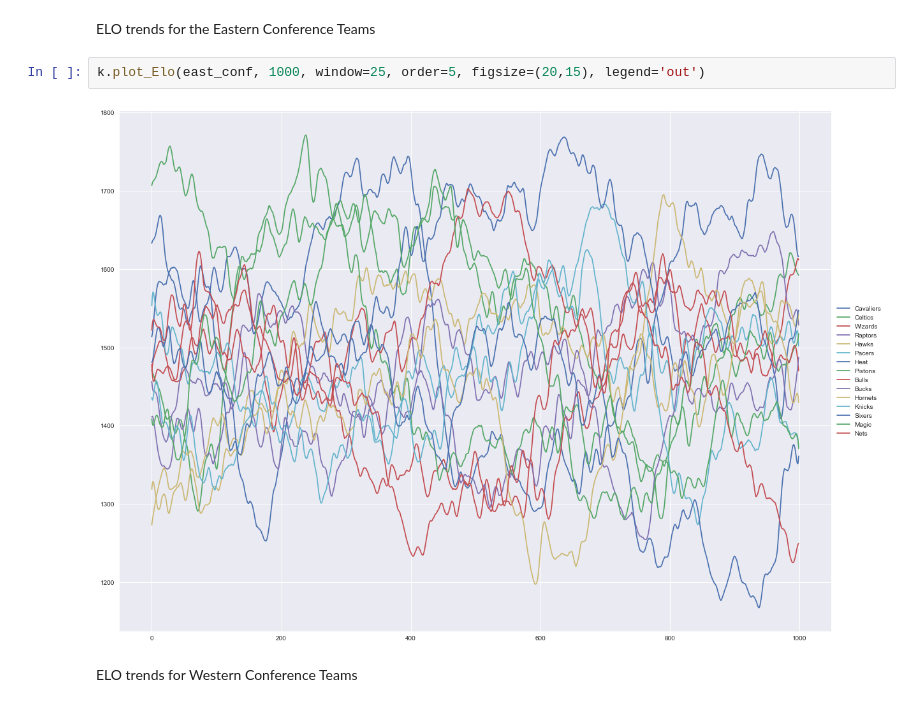
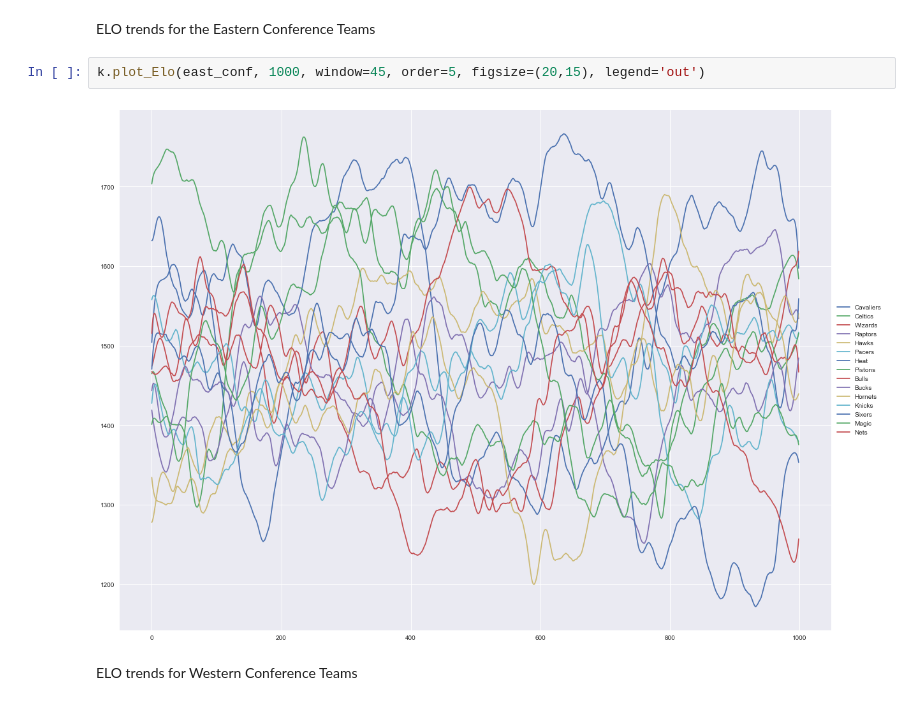
Before and after one commit to a-morr/nbacme, a Jupyter notebook: Visualizations.ipynb, the cells around one changed output. Drawn from its saved outputs; the diff is of its cells as text.

```diff
--- a/Visualizations.ipynb
+++ b/Visualizations.ipynb
@@ -68,9 +70,9 @@ k.plot_Elo(['Warriors', 'Nets'], 5000, window=55, order=5, figsize=(15,10))
 # %% [markdown]
 ELO trends for the Eastern Conference Teams
 # %%
-k.plot_Elo(east_conf, 1000, window=25, order=5, figsize=(20,15), legend='out')
+k.plot_Elo(east_conf, 1000, window=45, order=5, figsize=(20,15), legend='out')
 # %% [output]
-[figure, old version]
+[figure, new version]
 # %% [markdown]
 ELO trends for Western Conference Teams
 # %%
```
Also changed, not shown: parts of 3 cells of this notebook.
